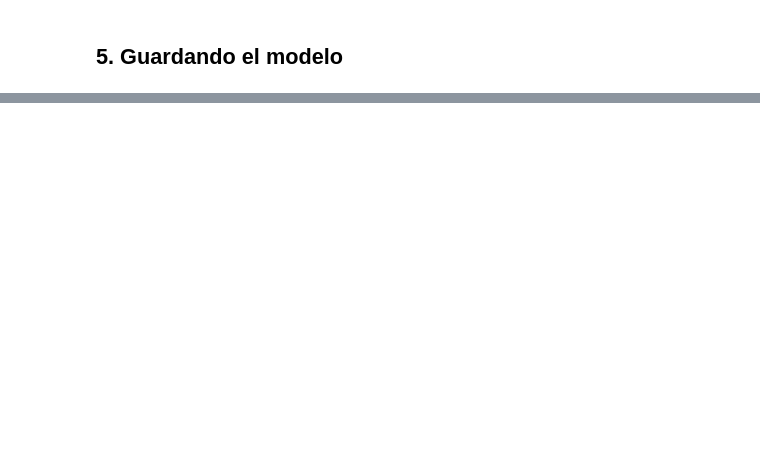
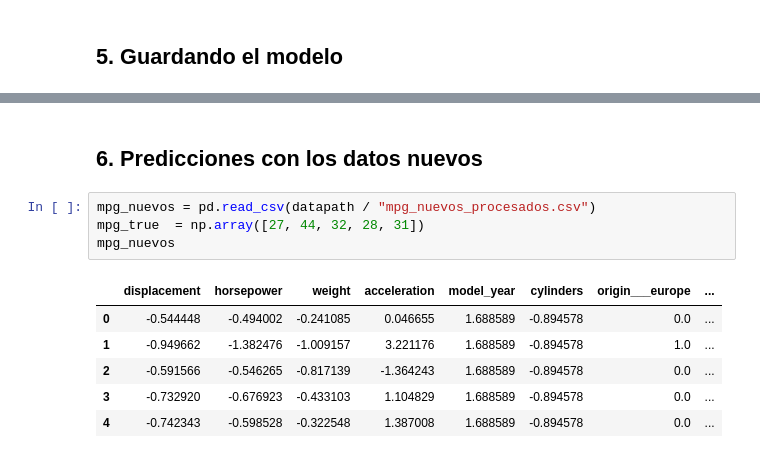
Before and after one commit to RicardxJMG/deep-learning-diplomado, a Jupyter notebook: Tareas/Tarea 07 - Regresión mpg.ipynb, the cells around one changed output, grey strips where cells are left out. Saved outputs shown, nothing was run; the diff lists cells and outputs as text; blank space fills up the shorter version.

```diff
--- a/Tareas/Tarea 07 - Regresión mpg.ipynb
+++ b/Tareas/Tarea 07 - Regresión mpg.ipynb
@@ -276,3 +265,16 @@ with zipfile.ZipFile(ZIP_NAME, "w", zipfile.ZIP_DEFLATED) as zipf:
 print(f"ZIP generado correctamente: {ZIP_NAME}")
 # %% [output]
 ZIP generado correctamente: resultados.zip
+# %% [markdown]
+## 6. Predicciones con los datos nuevos
+# %%
+mpg_nuevos = pd.read_csv(datapath / "mpg_nuevos_procesados.csv")
+mpg_true  = np.array([27, 44, 32, 28, 31])
+mpg_nuevos
+# %% [output]
+|  | displacement | horsepower | weight | acceleration | model_year | cylinders | origin___europe | ... |
+| 0 | -0.544448 | -0.494002 | -0.241085 | 0.046655 | 1.688589 | -0.894578 | 0.0 | ... |
+| 1 | -0.949662 | -1.382476 | -1.009157 | 3.221176 | 1.688589 | -0.894578 | 1.0 | ... |
+| 2 | -0.591566 | -0.546265 | -0.817139 | -1.364243 | 1.688589 | -0.894578 | 0.0 | ... |
+| 3 | -0.732920 | -0.676923 | -0.433103 | 1.104829 | 1.688589 | -0.894578 | 0.0 | ... |
+| 4 | -0.742343 | -0.598528 | -0.322548 | 1.387008 | 1.688589 | -0.894578 | 0.0 | ... |
```
Also changed, not shown: parts of 18 cells of this notebook.
